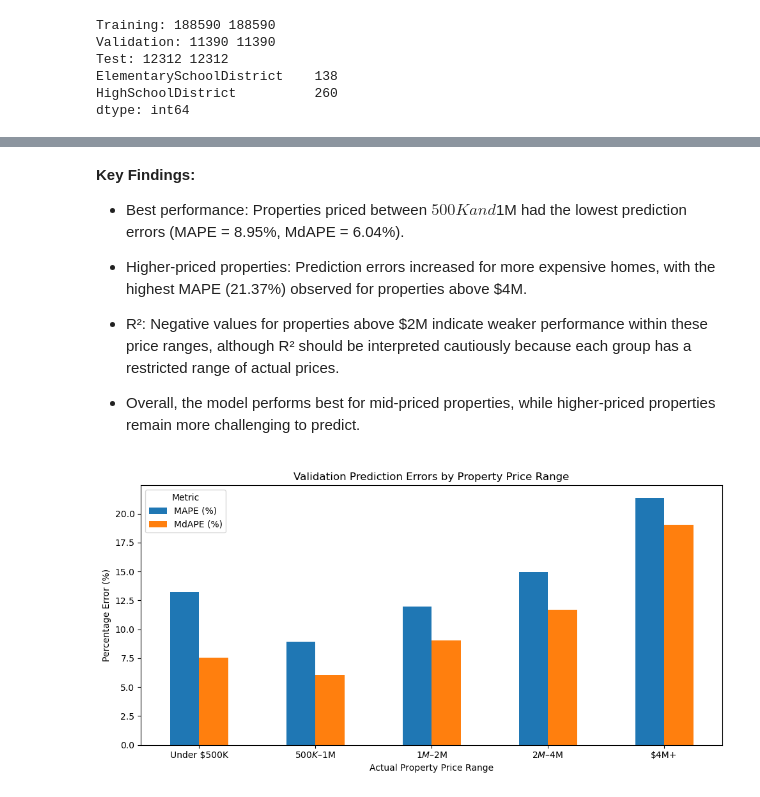
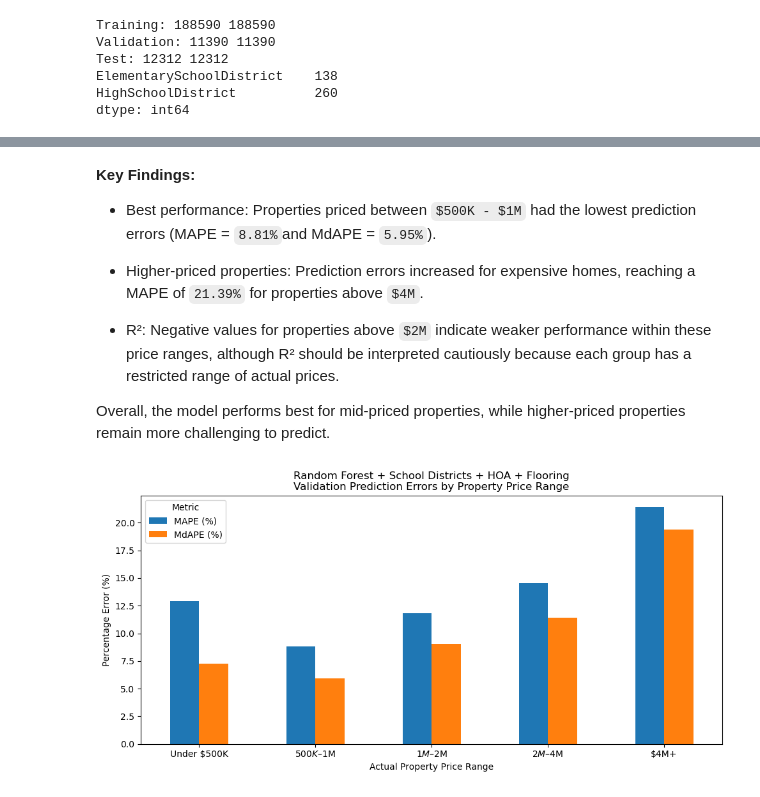
Before and after one commit to Jehad142/IDX-Exchange-Data-Science, a Jupyter notebook: notebooks/04_model_comparison.ipynb, the cells around one changed output, grey strips where cells are left out. Cells and saved outputs as stored; diff of their text form; code cells hidden in the pictures.

```diff
--- a/notebooks/04_model_comparison.ipynb
+++ b/notebooks/04_model_comparison.ipynb
@@ -627,0 +633,13 @@ school_district_pipeline = Pipeline([("target_encoding", TargetEncoder(target_ty
+# %%
+# Add flooring features to training data
+train_flooring = add_flooring_features(clean_train_df)
+
+# Add flooring features to validation data
+validation_flooring = add_flooring_features(clean_validation_df)
+
+# Add flooring features to test data
+test_flooring = add_flooring_features(clean_test_df)
+
+# Flooring features
+flooring_columns = ["HasWoodFlooring", "HasTileFlooring", "HasCarpetFlooring", "HasLaminateFlooring",
+                    "HasVinylFlooring", "Flooring_SeeRemarks","Flooring_missing"]
@@ -834,0 +1075,6 @@ display(validation_comparison_df.round(4))
+# %%
+X_train_school_hoa_flooring, X_validation_school_hoa_flooring, X_test_school_hoa_flooring = (model_datasets["school_hoa_flooring"])
+
+random_forest_pipeline_school_hoa_flooring = Pipeline([("coordinate_imputation", CoordinateImputer()),
+                                                       ("preprocessing", preprocessor_school_hoa_flooring),
+                                                       ("model", RandomForestRegressor(n_estimators=100, random_state=42))])
@@ -834,0 +1112,22 @@ display(validation_comparison_df.round(4))
+# %%
+# Fit Random Forest with school districts, HOA, and flooring
+random_forest_pipeline_school_hoa_flooring.fit(X_train_school_hoa_flooring, y_train)
+
+# Generate predictions on the original ClosePrice scale
+train_predictions = np.expm1(random_forest_pipeline_school_hoa_flooring.predict(X_train_school_hoa_flooring))
+
+val_predictions = np.expm1(random_forest_pipeline_school_hoa_flooring.predict(X_validation_school_hoa_flooring))
+
+# Calculate evaluation metrics
+train_r2 = r2_score(np.expm1(y_train), train_predictions)
+val_r2 = r2_score(np.expm1(y_val), val_predictions)
+val_mape = mape(np.expm1(y_val), val_predictions)
+val_mdape = mdape(np.expm1(y_val), val_predictions)
+val_mae = mean_absolute_error(np.expm1(y_val), val_predictions)
+
+# Store results
+combined_results = pd.DataFrame([{"Model": "Random Forest + School Districts + HOA + Flooring",
+                                  "Training R²": train_r2, "Validation R²": val_r2,"Validation MAPE (%)": val_mape,
+                                  "Validation MdAPE (%)": val_mdape, "Validation MAE ($)": val_mae}])
+
+display(combined_results.round(4))
@@ -892,6 +1206,6 @@ plt.show()
 # %%
 # Generate predictions on the validation dataset
-y_pred_val = np.expm1(random_forest_pipeline_fe.predict(X_validation_fe))
+y_pred_val = np.expm1(random_forest_pipeline_school_hoa_flooring.predict(X_validation_school_hoa_flooring))
 
 # Convert actual prices to the original dollar scale
 y_actual_val = np.expm1(y_val)
@@ -974,21 +1284,21 @@ display(price_range_results_val_df)
 # %% [markdown]
 **Key Findings:**
 
-* Best performance: Properties priced between $500K and $1M had the lowest prediction errors (MAPE = 8.95%, MdAPE = 6.04%).
+* Best performance: Properties priced between `$500K - $1M` had the lowest prediction errors (MAPE = `8.81%`and MdAPE = `5.95%`).
 
-* Higher-priced properties: Prediction errors increased for more expensive homes, with the highest MAPE (21.37%) observed for properties above $4M.
+* Higher-priced properties: Prediction errors increased for expensive homes, reaching a MAPE of `21.39%` for properties above `$4M`.
 
-* R²: Negative values for properties above $2M indicate weaker performance within these price ranges, although R² should be interpreted cautiously because each group has a restricted range of actual prices.
+* R²: Negative values for properties above `$2M` indicate weaker performance within these price ranges, although R² should be interpreted cautiously because each group has a restricted range of actual prices.
 
-* Overall, the model performs best for mid-priced properties, while higher-priced properties remain more challenging to predict.
+Overall, the model performs best for mid-priced properties, while higher-priced properties remain more challenging to predict.
 # %%
 # Plot validation MAPE and MdAPE by property price range
 ax = price_range_results_val_df.plot(x="Price Range", y=["MAPE (%)", "MdAPE (%)"], kind="bar", figsize=(10, 5), rot=0)
-ax.set_title("Validation Prediction Errors by Property Price Range")
+ax.set_title("Random Forest + School Districts + HOA + Flooring\nValidation Prediction Errors by Property Price Range")
 ax.set_xlabel("Actual Property Price Range")
 ax.set_ylabel("Percentage Error (%)")
 ax.legend(title="Metric")
 plt.tight_layout()
 plt.show()
 # %% [output]
-[figure, old version]
+[figure, new version]
```
Also changed, not shown: parts of 69 cells of this notebook.
